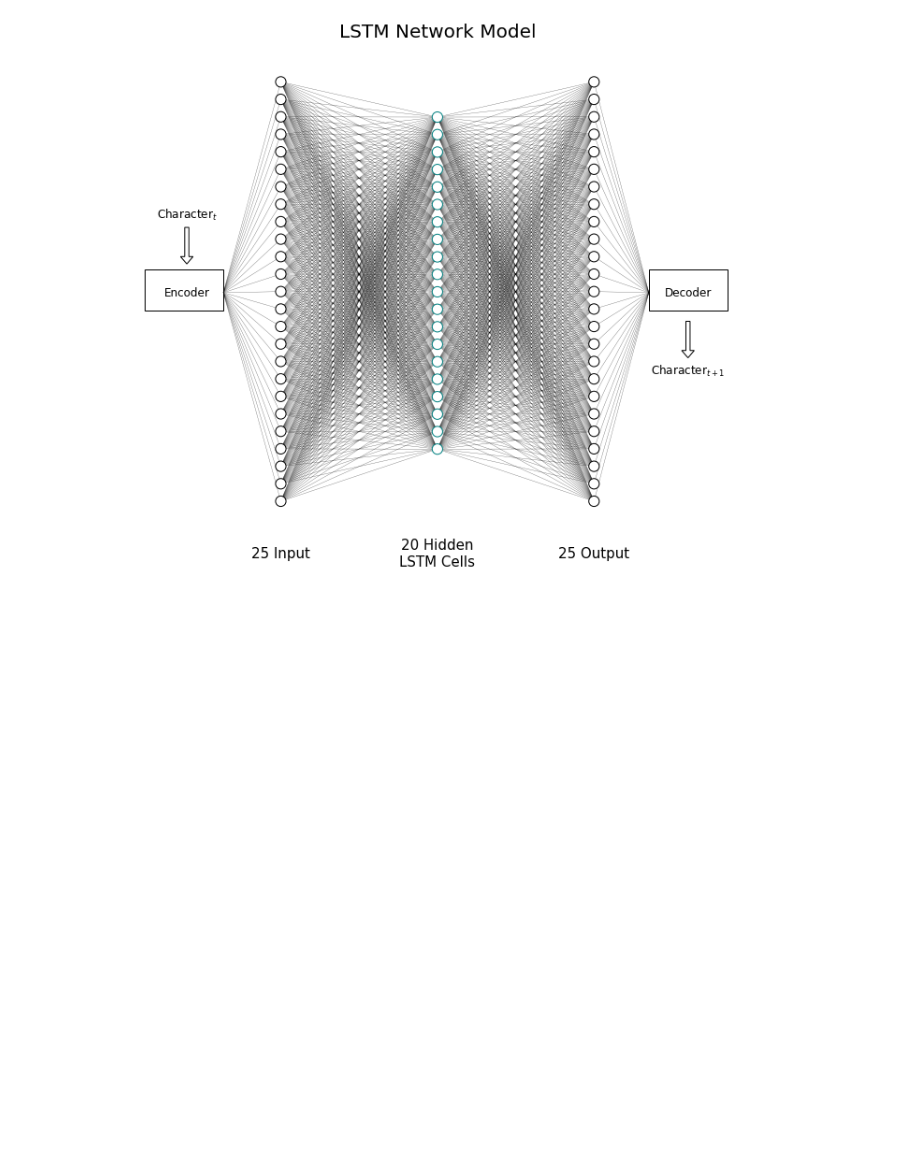
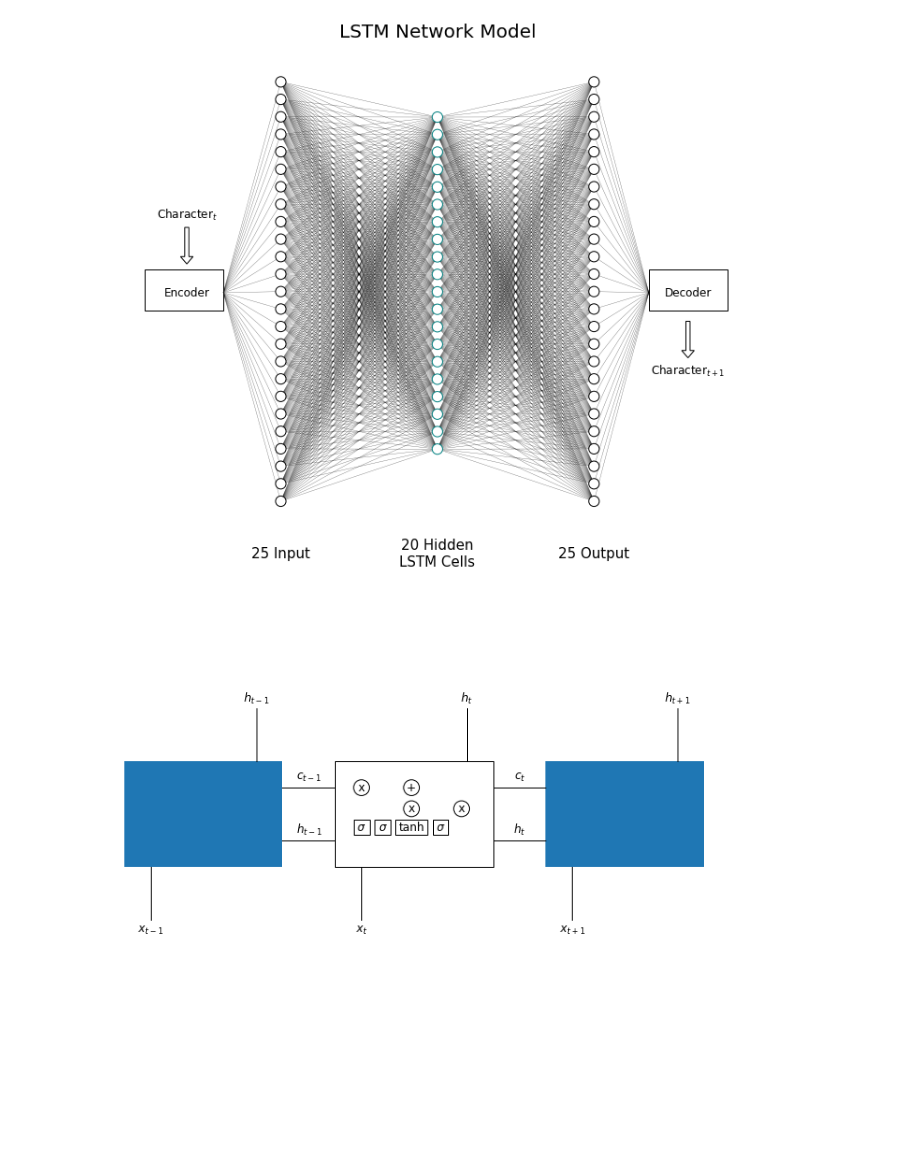
Before and after one commit to sharath/sequence-learning, a Jupyter notebook: diagrams/lstm.ipynb, the cells around one changed output. Saved outputs shown, nothing was run; the diff lists cells and outputs as text; code cells hidden in the pictures; blank space fills up the shorter version.

```diff
--- a/diagrams/lstm.ipynb
+++ b/diagrams/lstm.ipynb
@@ -48,3 +48,81 @@ plt.savefig('lstm.svg', type='svg')
 plt.show()
 # %% [output]
 [figure]
+# %%
+fig = plt.figure(figsize=(12, 12))
+ax = plt.gca()
+ecol = [0, 0, 0]
+ax.add_artist(plt.Rectangle((-0.2, 0.5), 0.3, 0.2, fill=True))
+
+ax.add_artist(plt.Line2D([0.1, 0.2], [0.65, 0.65], linewidth=1, color=ecol))
+ax.add_artist(plt.Line2D([0.1, 0.2], [0.55, 0.55], linewidth=1, color=ecol))
+
+ax.text(0.15, 0.67, '$c_{t-1}$', size=12, ha='center', va='center')
+ax.text(0.15, 0.57, '$h_{t-1}$', size=12, ha='center', va='center')
+
+ax.add_artist(plt.Line2D([-0.15, -0.15], [0.4, 0.5], linewidth=1, color=ecol))
+ax.add_artist(plt.Line2D([0.05, 0.05], [0.7, 0.8], linewidth=1, color=ecol))
+ax.text(-0.15, 0.38, '$x_{t-1}$', size=12, ha='center', va='center')
+ax.text(0.05, 0.82, '$h_{t-1}$', size=12, ha='center', va='center')
+
+ax.add_artist(plt.Rectangle((0.2, 0.5), 0.3, 0.2, fill=False))
+ax.add_artist(plt.Line2D([0.5, 0.6], [0.65, 0.65], linewidth=1, color=ecol))
+ax.add_artist(plt.Line2D([0.5, 0.6], [0.55, 0.55], linewidth=1, color=ecol))
+ax.add_artist(plt.Line2D([0.25, 0.25], [0.4, 0.5], linewidth=1, color=ecol))
+ax.add_artist(plt.Line2D([0.45, 0.45], [0.7, 0.8], linewidth=1, color=ecol))
+ax.text(0.25, 0.38, '$x_t$', size=12, ha='center', va='center')
+ax.text(0.45, 0.82, '$h_t$', size=12, ha='center', va='center')
+
+ax.add_artist(plt.Circle((0.25, 0.65), 0.015, color='white', ec=ecol))
+ax.text(0.25, 0.65, 'x', size=12, ha='center', va='center')
+
+
+ax.add_artist(plt.Circle((0.345, 0.65), 0.015, color='white', ec=ecol))
+ax.text(0.345, 0.65, '+', size=12, ha='center', va='center')
+
+ax.add_artist(plt.Circle((0.345, 0.61), 0.015, color='white', ec=ecol))
+ax.text(0.345, 0.61, 'x', size=12, ha='center', va='center')
+
+
+
+ax.add_artist(plt.Circle((0.44, 0.61), 0.015, color='white', ec=ecol))
+ax.text(0.44, 0.61, 'x', size=12, ha='center', va='center')
+
+
+
+ax.add_artist(plt.Rectangle((0.25-0.015, 0.575-0.015), 0.015*2, 0.015*2, color='white', ec=ecol, fill=False))
+ax.text(0.25, 0.575, '$\sigma$', size=12, ha='center', va='center')
+
+
+ax.add_artist(plt.Rectangle((0.29-0.015, 0.575-0.015), 0.015*2, 0.015*2, color='white', ec=ecol, fill=False))
+ax.text(0.29, 0.575, '$\sigma$', size=12, ha='center', va='center')
+
+
+ax.add_artist(plt.Rectangle((0.345-0.03, 0.575-0.015), 0.015*4, 0.015*2, color='white', ec=ecol, fill=False))
+ax.text(0.345, 0.575, 'tanh', size=12, ha='center', va='center')
+
+
+ax.add_artist(plt.Rectangle((0.40-0.015, 0.575-0.015), 0.015*2, 0.015*2, color='white', ec=ecol, fill=False))
+ax.text(0.40, 0.575, '$\sigma$', size=12, ha='center', va='center')
+
+ax.text(0.55, 0.67, '$c_t$', size=12, ha='center', va='center')
+ax.text(0.55, 0.57, '$h_t$', size=12, ha='center', va='center')
+
+
+ax.add_artist(plt.Rectangle((0.6, 0.5), 0.3, 0.2, fill=True))
+ax.add_artist(plt.Line2D([0.65, 0.65], [0.4, 0.5], linewidth=1, color=ecol))
+ax.add_artist(plt.Line2D([0.85, 0.85], [0.7, 0.8], linewidth=1, color=ecol))
+ax.text(0.65, 0.38, '$x_{t+1}$', size=12, ha='center', va='center')
+ax.text(0.85, 0.82, '$h_{t+1}$', size=12, ha='center', va='center')
+
+
+ax.axis('off')
+ax.set_aspect('equal', adjustable='box')
+plt.xlim(-0.2, 1)
+plt.ylim(0, 1)
+plt.savefig('lstm-cell.pdf', dpi=200)
+plt.savefig('lstm-cell.png', dpi=200)
+plt.savefig('lstm-cell.svg', type='svg')
+plt.show()
+# %% [output]
+[figure, added]
```
Also changed, not shown: parts of 1 cell of this notebook, 10 other files.
